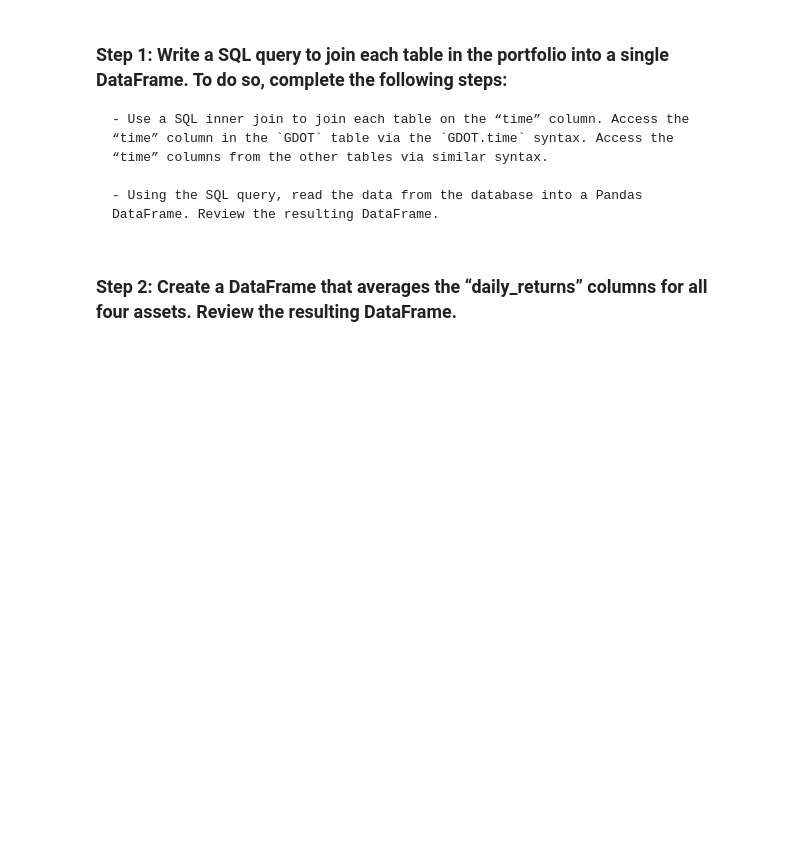
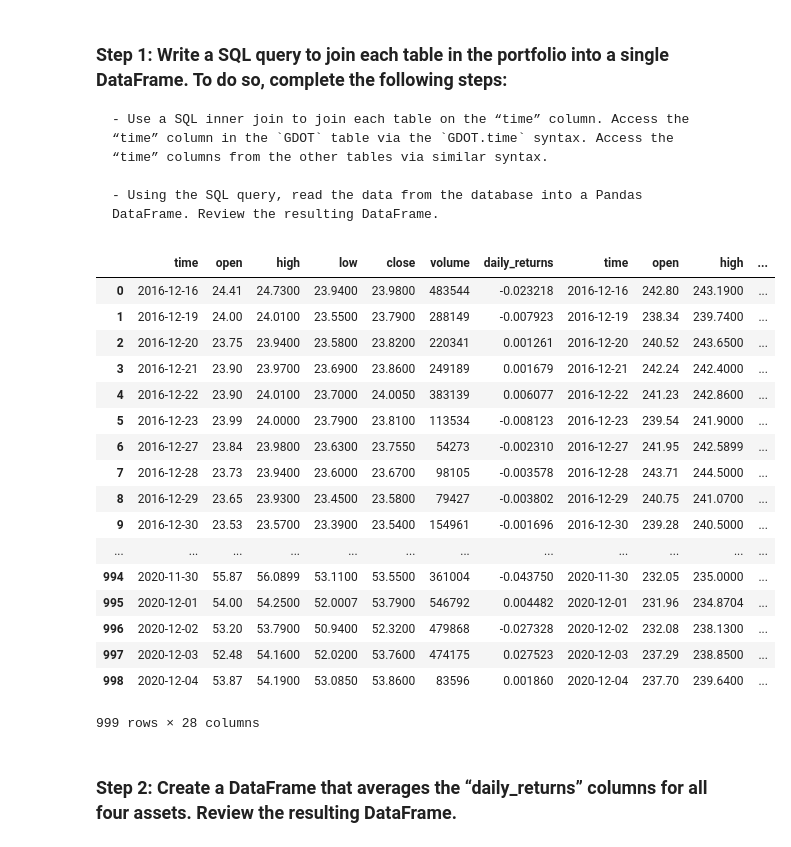
Before and after one commit to sjufan84/etf_analysis-school-project-, a Jupyter notebook: etf_analyzer.ipynb, the cells around one changed output. Drawn from its saved outputs; the diff is of its cells as text; code cells hidden in the pictures; blank space fills up the shorter version.

Commit message:
Rounded out codebase to use SQL to query our database to assess and plot returns for our portfolio stocks over time

```diff
--- a/etf_analyzer.ipynb
+++ b/etf_analyzer.ipynb
@@ -291,13 +330,37 @@ Complete the following steps:
 # %%
 # Wreate a SQL query to join each table in the portfolio into a single DataFrame
 # Use the time column from each table as the basis for the join
-query = # YOUR CODE HERE
-
+query = '''
+SELECT *
+FROM GDOT
+INNER JOIN GS ON GDOT.time = GS.time
+INNER JOIN PYPL ON GS.time = PYPL.time
+INNER JOIN SQ ON PYPL.time = SQ.time;
+'''
 # Using the query, read the data from the database into a Pandas DataFrame
-etf_portfolio = # YOUR CODE HERE
+etf_portfolio = pd.read_sql(query, con=engine, parse_dates=['time'])
 
 # Review the resulting DataFrame
-# YOUR CODE HERE
+etf_portfolio
+# %% [output]
+|  | time | open | high | low | close | volume | daily_returns | time | open | high | ... |
+| 0 | 2016-12-16 | 24.41 | 24.7300 | 23.9400 | 23.9800 | 483544 | -0.023218 | 2016-12-16 | 242.80 | 243.1900 | ... |
+| 1 | 2016-12-19 | 24.00 | 24.0100 | 23.5500 | 23.7900 | 288149 | -0.007923 | 2016-12-19 | 238.34 | 239.7400 | ... |
+| 2 | 2016-12-20 | 23.75 | 23.9400 | 23.5800 | 23.8200 | 220341 | 0.001261 | 2016-12-20 | 240.52 | 243.6500 | ... |
+| 3 | 2016-12-21 | 23.90 | 23.9700 | 23.6900 | 23.8600 | 249189 | 0.001679 | 2016-12-21 | 242.24 | 242.4000 | ... |
+| 4 | 2016-12-22 | 23.90 | 24.0100 | 23.7000 | 24.0050 | 383139 | 0.006077 | 2016-12-22 | 241.23 | 242.8600 | ... |
+| 5 | 2016-12-23 | 23.99 | 24.0000 | 23.7900 | 23.8100 | 113534 | -0.008123 | 2016-12-23 | 239.54 | 241.9000 | ... |
+| 6 | 2016-12-27 | 23.84 | 23.9800 | 23.6300 | 23.7550 | 54273 | -0.002310 | 2016-12-27 | 241.95 | 242.5899 | ... |
+| 7 | 2016-12-28 | 23.73 | 23.9400 | 23.6000 | 23.6700 | 98105 | -0.003578 | 2016-12-28 | 243.71 | 244.5000 | ... |
+| 8 | 2016-12-29 | 23.65 | 23.9300 | 23.4500 | 23.5800 | 79427 | -0.003802 | 2016-12-29 | 240.75 | 241.0700 | ... |
+| 9 | 2016-12-30 | 23.53 | 23.5700 | 23.3900 | 23.5400 | 154961 | -0.001696 | 2016-12-30 | 239.28 | 240.5000 | ... |
+| ... | ... | ... | ... | ... | ... | ... | ... | ... | ... | ... | ... |
+| 994 | 2020-11-30 | 55.87 | 56.0899 | 53.1100 | 53.5500 | 361004 | -0.043750 | 2020-11-30 | 232.05 | 235.0000 | ... |
+| 995 | 2020-12-01 | 54.00 | 54.2500 | 52.0007 | 53.7900 | 546792 | 0.004482 | 2020-12-01 | 231.96 | 234.8704 | ... |
+| 996 | 2020-12-02 | 53.20 | 53.7900 | 50.9400 | 52.3200 | 479868 | -0.027328 | 2020-12-02 | 232.08 | 238.1300 | ... |
+| 997 | 2020-12-03 | 52.48 | 54.1600 | 52.0200 | 53.7600 | 474175 | 0.027523 | 2020-12-03 | 237.29 | 238.8500 | ... |
+| 998 | 2020-12-04 | 53.87 | 54.1900 | 53.0850 | 53.8600 | 83596 | 0.001860 | 2020-12-04 | 237.70 | 239.6400 | ... |
+999 rows × 28 columns
 # %% [markdown]
 ### Step 2: Create a DataFrame that averages the “daily_returns” columns for all four assets. Review the resulting DataFrame.
 # %%
```
Also changed, not shown: parts of 7 cells of this notebook.
